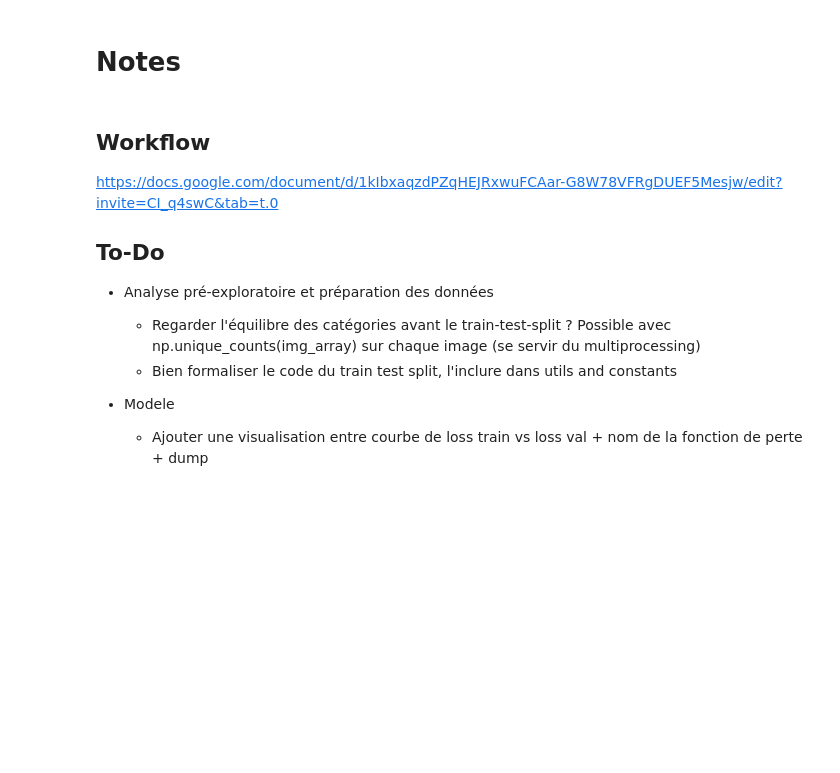
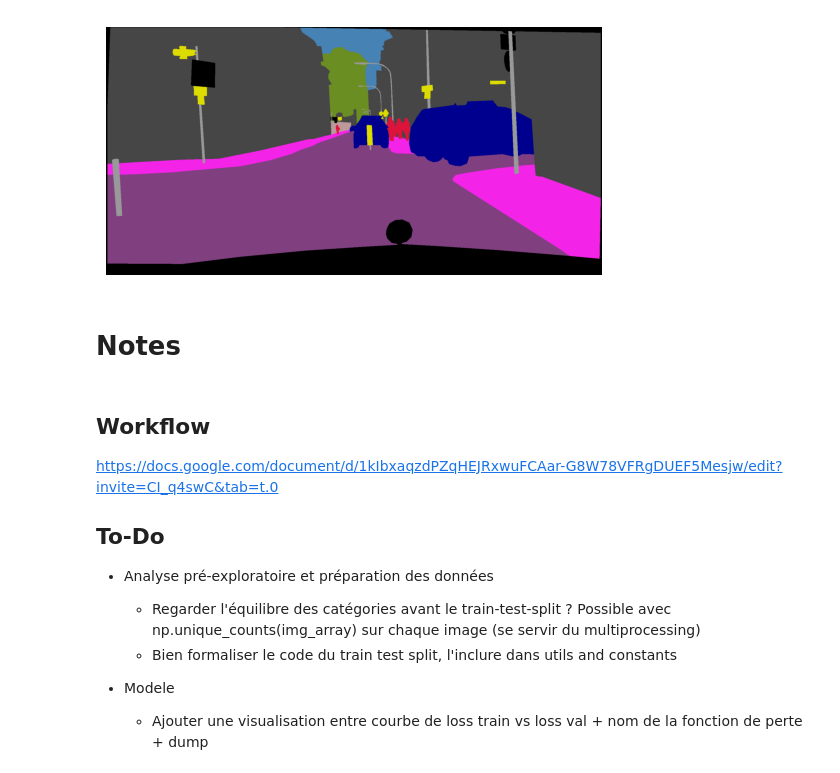
Before and after one commit to Hedredo/oc_p8, a Jupyter notebook: notebooks/notebook.ipynb, the cells around one changed output. Saved outputs shown, nothing was run; the diff lists cells and outputs as text; code cells hidden in the pictures; blank space fills up the shorter version.

```diff
--- a/notebooks/notebook.ipynb
+++ b/notebooks/notebook.ipynb
@@ -0,0 +51,7 @@
+# %%
+img = plt.imread("../front/images/frankfurt_000000_000294_gtFine_color.png")
+plt.imshow(img)
+plt.axis("off")
+plt.show()
+# %% [output]
+[figure, added]
```
Also changed, not shown: parts of 3 cells of this notebook.
